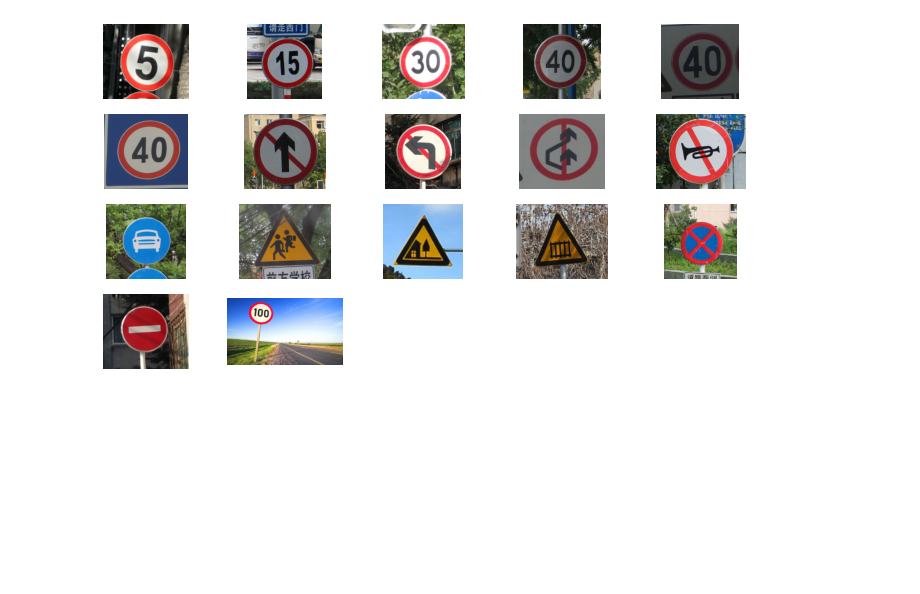
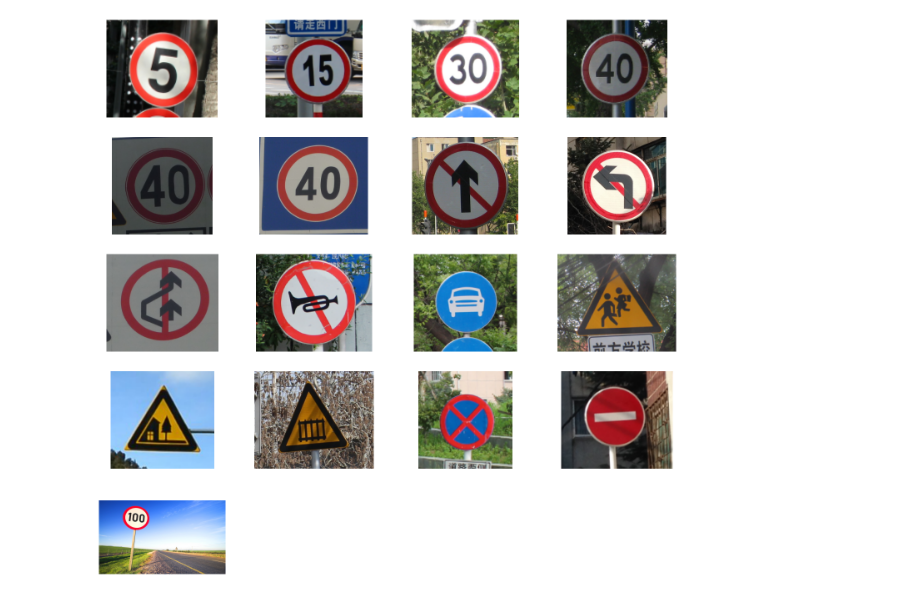
Before and after one commit to TYCTYCTYCTYCTYCTYC/MP, a Jupyter notebook: Ass.ipynb, the cells around one changed output. Drawn from its saved outputs; the diff is of its cells as text; code cells hidden in the pictures; blank space fills up the shorter version.

```diff
--- a/Ass.ipynb
+++ b/Ass.ipynb
@@ -16,28 +16,34 @@ if not cv.useOptimized():
 cv.useOptimized()
 
 import matplotlib.pyplot as plt
-# %%
-import math
-
-def load_images_from_folder(folder):
-    images = []
-    for filename in os.listdir(folder):
-        img = cv.imread(os.path.join(folder,filename))
-        if img is not None:
-            images.append(img)
-    return images
-
-images=load_images_from_folder(r"C:\Users\TYC\Documents\Year 2 Sem 3 Resources\MP\Assignment\sign")
-
-n=len(images)
-size=math.ceil(math.sqrt(len(images)))
-
-fig=plt.figure(figsize=(12,8))
-
-for i in range(n):
-    images[i]=cv.cvtColor(images[i], cv.COLOR_RGB2BGR)
-    ax=fig.add_subplot(size,size,i+1)
-    plt.imshow(images[i],cmap='gray'), plt.axis('off')
-plt.show()
-# %% [output]
-[figure, removed]
+# %%
+import math
+
+#function to load all images from specified folder
+def load_images_from_folder(folder):
+    images = []
+    for filename in os.listdir(folder):
+        img = cv.imread(os.path.join(folder,filename))
+        if img is not None:
+            images.append(img)
+    return images
+
+#load all images from specified folder
+images=load_images_from_folder(r"C:\Users\TYC\Documents\Year 2 Sem 3 Resources\MP\Assignment\sign")
+
+#define number of images and the number of columns and rows of images required to show all images
+n=len(images)
+col=4
+row=(n+col-1)//col
+
+#define figure size
+fig=plt.figure(figsize=(100//col,100//col))
+
+#display all images from the images list
+for i in range(n):
+    images[i]=cv.cvtColor(images[i], cv.COLOR_RGB2BGR)
+    ax=fig.add_subplot(row,col,i+1)
+    plt.imshow(images[i],cmap='gray'), plt.axis('off')
+plt.show()
+# %% [output]
+[figure, added]
```
